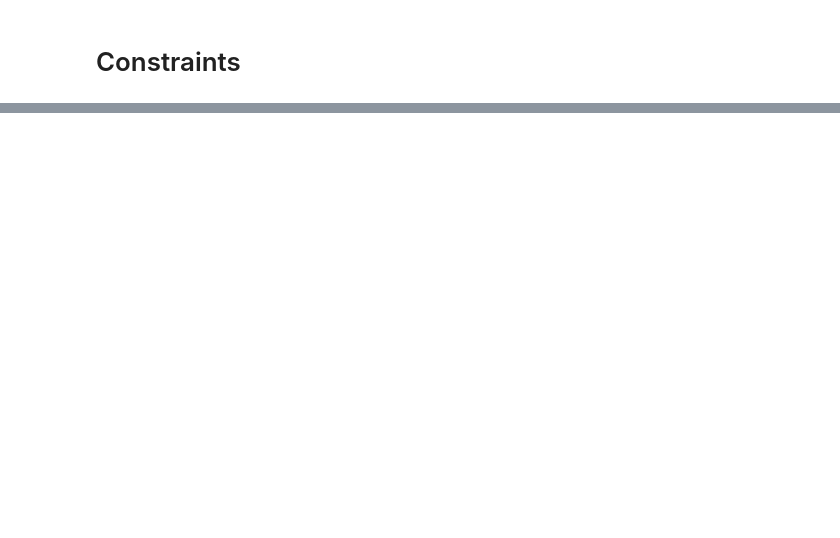
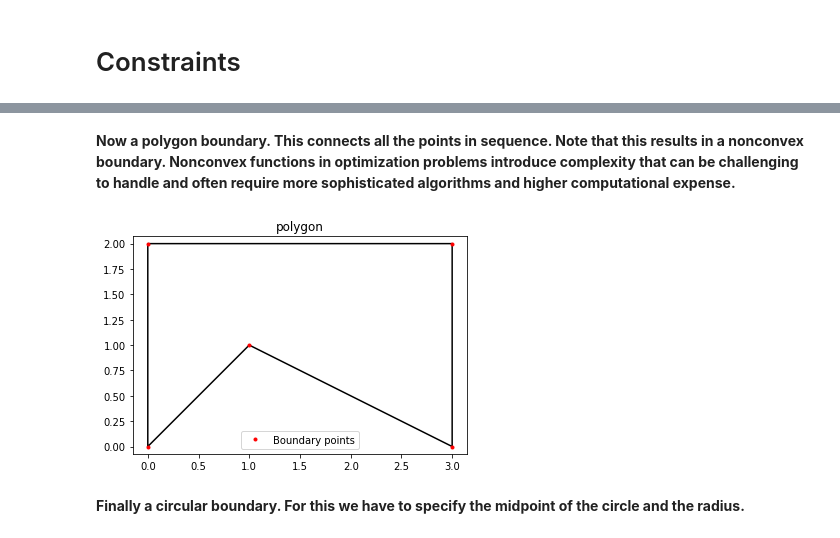
Before and after one commit to DTUWindEnergy/TopFarm2, a Jupyter notebook: docs/notebooks/constraints.ipynb, the cells around one changed output, grey strips where cells are left out. Drawn from its saved outputs; the diff is of its cells as text; code cells hidden in the pictures; blank space fills up the shorter version.

```diff
--- a/docs/notebooks/constraints.ipynb
+++ b/docs/notebooks/constraints.ipynb
@@ -59,0 +100,8 @@ plot_boundary('Circle',CircleBoundaryConstraint((1.5,1),1))
+# %% [markdown]
+**Now a polygon boundary. This connects all the points in sequence. Note that this results in a nonconvex boundary. Nonconvex functions in optimization problems introduce complexity that can be challenging to handle and often require more sophisticated algorithms and higher computational expense.**
+# %%
+plot_boundary('polygon', XYBoundaryConstraint(boundary, 'polygon'))
+# %% [output]
+[figure, added]
+# %% [markdown]
+**Finally a circular boundary. For this we have to specify the midpoint of the circle and the radius.**
```
Also changed, not shown: parts of 27 cells of this notebook, 11 other files.
